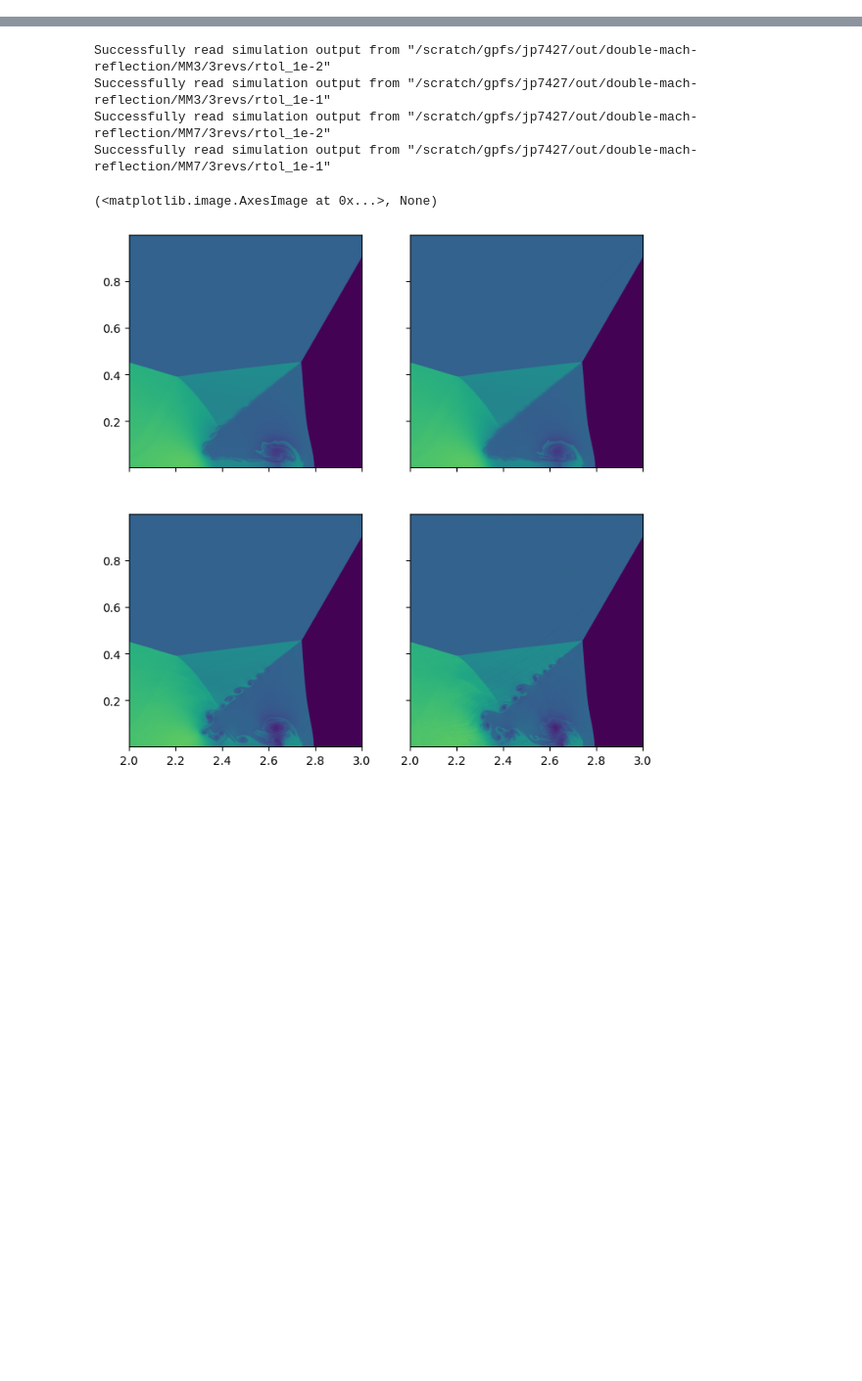
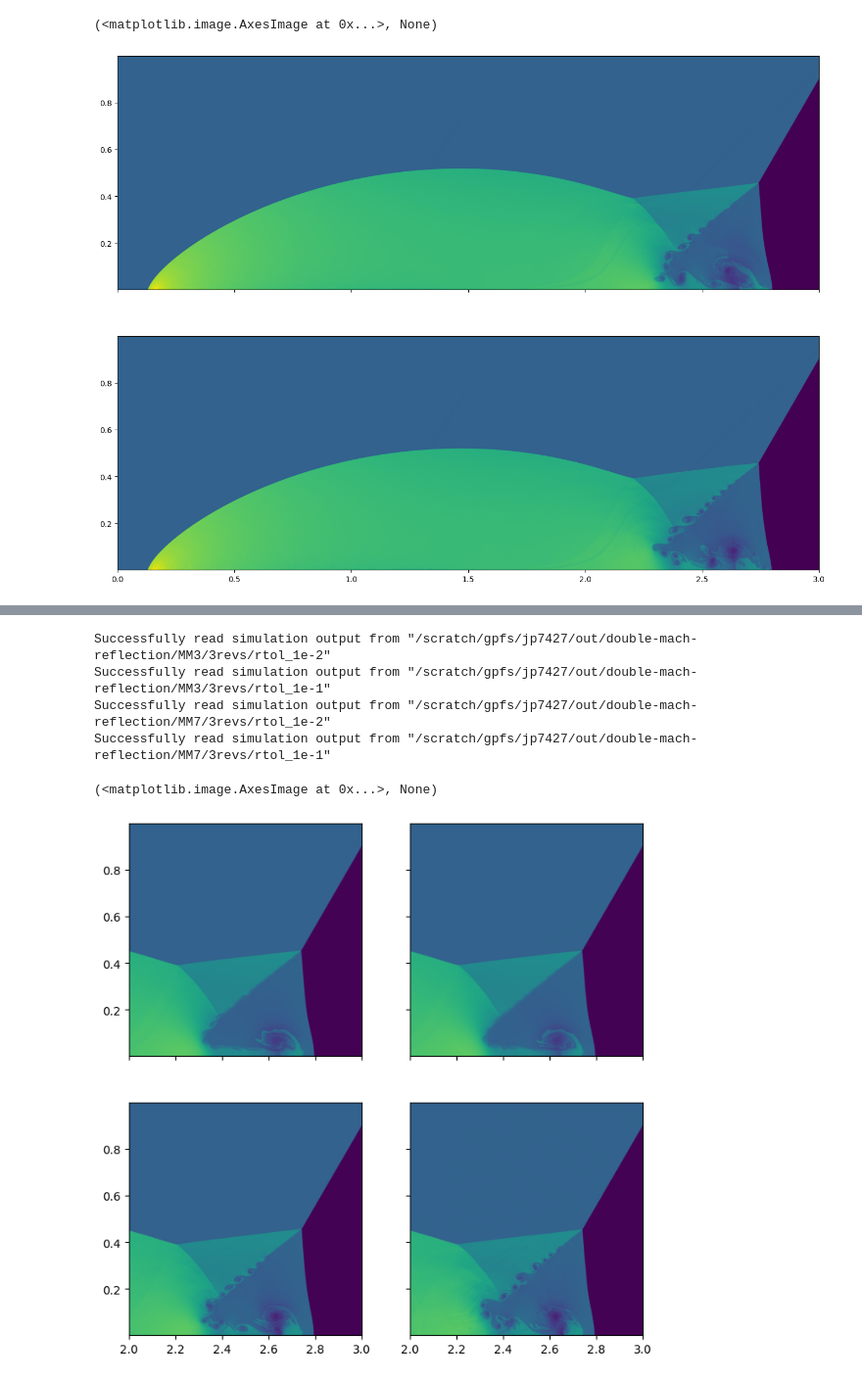
Before and after one commit to jpalafou/superfv, a Jupyter notebook: benchmarks/double-mach-reflection/Notebook.ipynb, the cells around one changed output, grey strips where cells are left out. Shown at 98% size. Drawn from its saved outputs; the diff is of its cells as text; code cells hidden in the pictures; blank space fills up the shorter version.

```diff
--- a/benchmarks/double-mach-reflection/Notebook.ipynb
+++ b/benchmarks/double-mach-reflection/Notebook.ipynb
@@ -31,0 +43,17 @@ Successfully read simulation output from "/scratch/gpfs/jp7427/out/double-mach-r
+# %%
+sim1 = OutputLoader(f"{base_path}MM3/1rev/no_v/no_delta/rtol_1e-5")
+sim2 = OutputLoader(f"{base_path}MM3/1rev/no_v/no_delta/rtol_1e-3")
+
+idx = sim1.variable_index_map
+rho_min = min(sim.snapshots[-1]["w"][idx("rho")].min() for sim in [sim1, sim2])
+rho_max = min(sim.snapshots[-1]["w"][idx("rho")].max() for sim in [sim1, sim2])
+
+fig, axs = plt.subplots(2, 1, figsize=(18, 12), sharex=True, sharey=True)
+axs[0].set_xlim(0, 3)
+plot_2d_slice(
+    sim1, axs[0], "rho", cmap="viridis", colorbar=False, vmin=rho_min, vmax=rho_max
+)
+plot_2d_slice(
+    sim2, axs[1], "rho", cmap="viridis", colorbar=False, vmin=rho_min, vmax=rho_max
+)
+# %% [output]
@@ -31,0 +62,2 @@ Successfully read simulation output from "/scratch/gpfs/jp7427/out/double-mach-r
+(<matplotlib.image.AxesImage at 0x...>, None)
+[figure, added]
```
Also changed, not shown: parts of 10 cells of this notebook, 26 other files.
